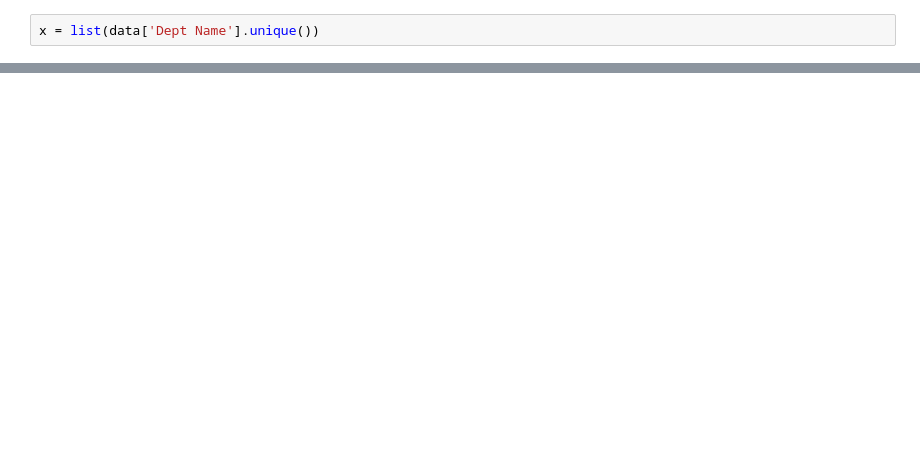
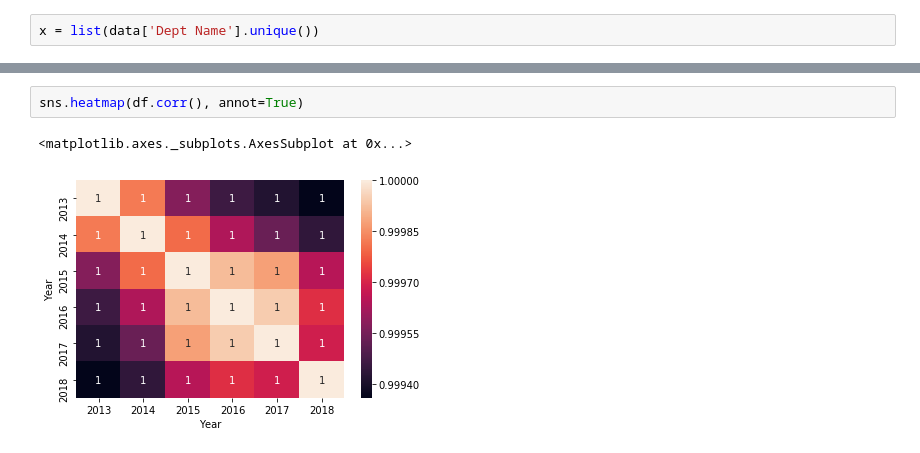
Before and after one commit to UNCG-CSE/Guilford_Financial, a Jupyter notebook: src/Trends.ipynb, the cells around one changed output, grey strips where cells are left out. Drawn from its saved outputs; the diff is of its cells as text; blank space fills up the shorter version.

```diff
--- a/src/Trends.ipynb
+++ b/src/Trends.ipynb
@@ -62,0 +215,5 @@ plt.legend()
+# %%
+sns.heatmap(df.corr(), annot=True)
+# %% [output]
+<matplotlib.axes._subplots.AxesSubplot at 0x...>
+[figure, added]
```
Also changed, not shown: parts of 19 cells of this notebook, 7 other files.
